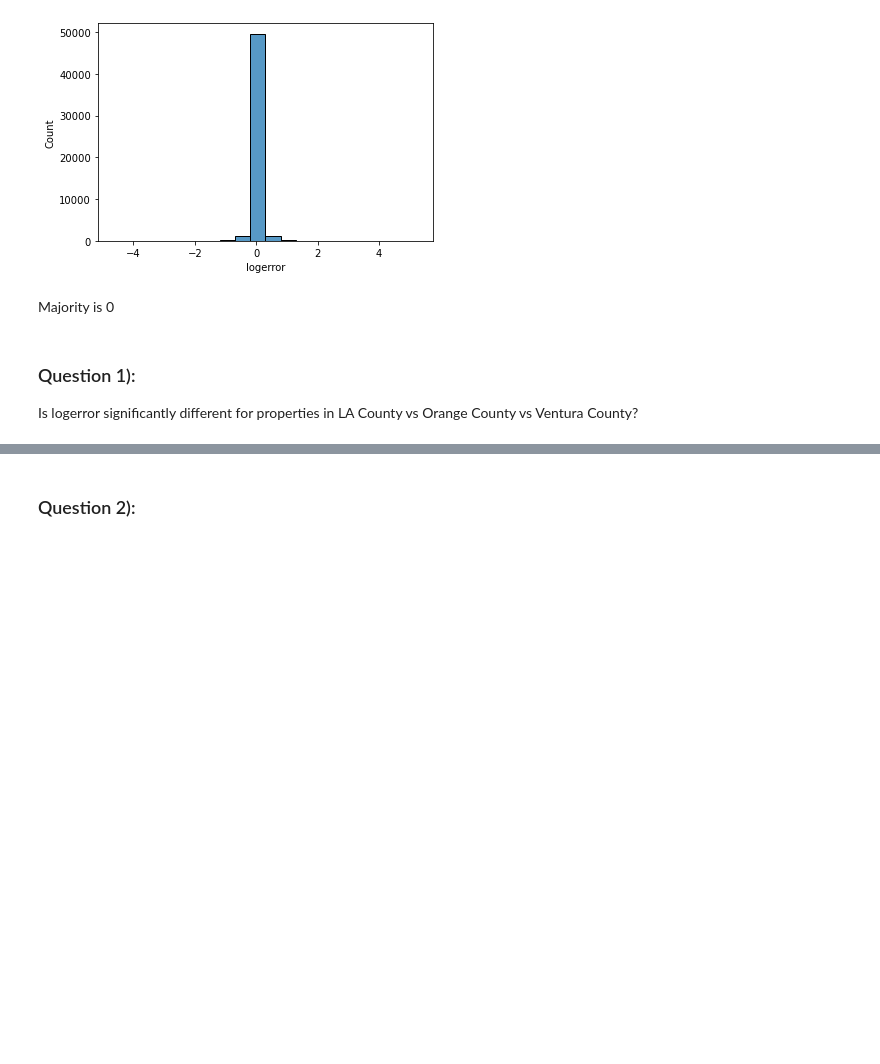
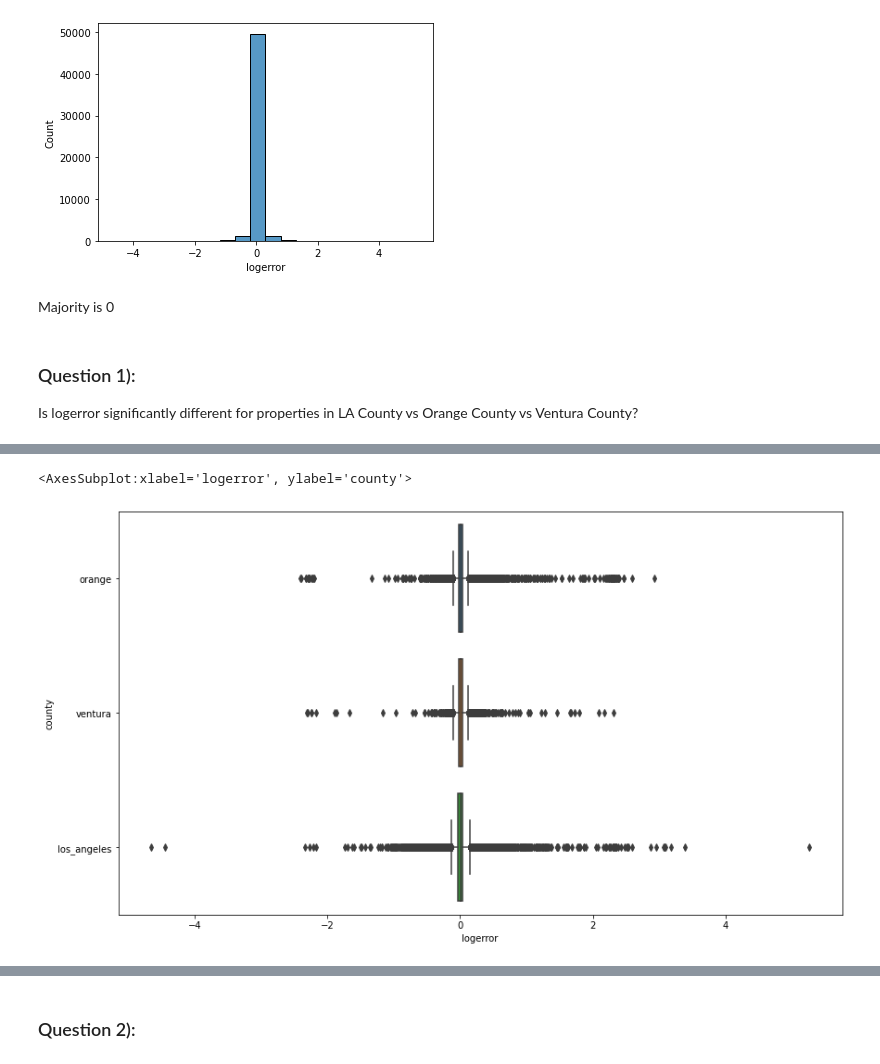
Before and after one commit to paigerackley/clustering-exercises, a Jupyter notebook: explore_zillow.ipynb, the cells around one changed output, grey strips where cells are left out. Saved outputs shown, nothing was run; the diff lists cells and outputs as text; code cells hidden in the pictures; blank space fills up the shorter version.

```diff
--- a/explore_zillow.ipynb
+++ b/explore_zillow.ipynb
@@ -80,0 +97,7 @@ Is logerror significantly different for properties in LA County vs Orange County
+# %%
+plt.figure(figsize=(14,8))
+
+sns.boxplot(data= df, x = 'logerror', y = 'county' )
+# %% [output]
+<AxesSubplot:xlabel='logerror', ylabel='county'>
+[figure, added]
```
Also changed, not shown: parts of 5 cells of this notebook, 1 other file.
